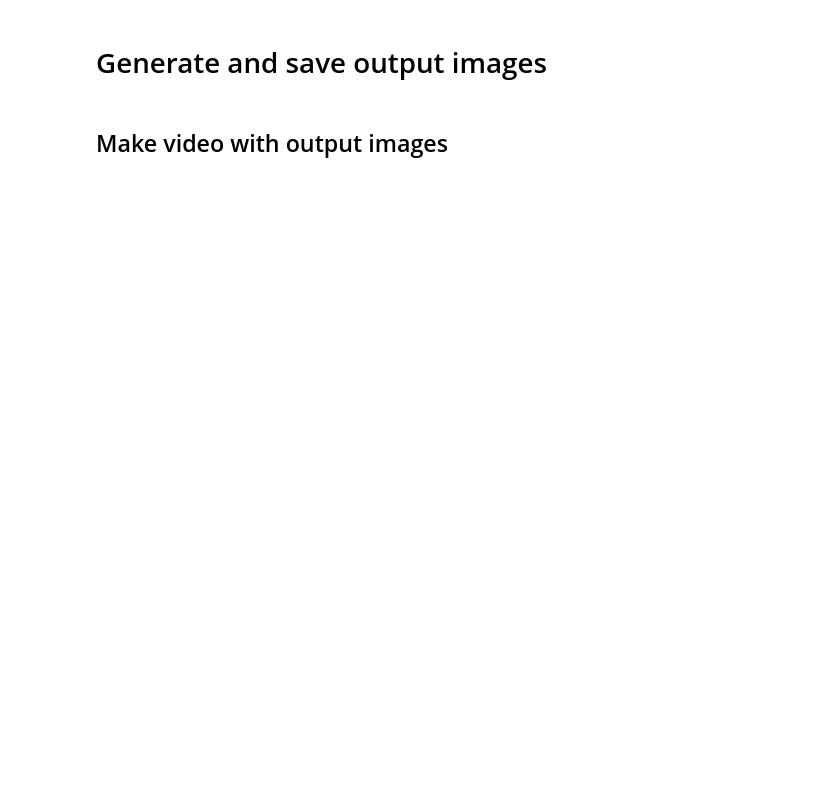
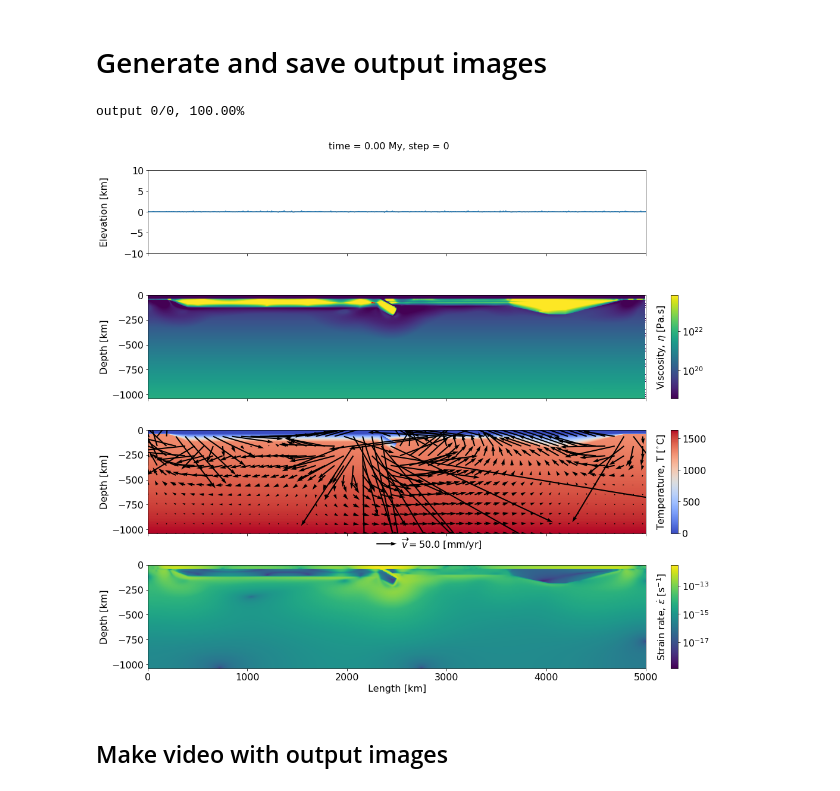
Before and after one commit to jamisonassuncao/mandyoc-scripts, a Jupyter notebook: plot-output.ipynb, the cells around one changed output. Saved outputs shown, nothing was run; the diff lists cells and outputs as text; code cells hidden in the pictures; blank space fills up the shorter version.

```diff
--- a/plot-output.ipynb
+++ b/plot-output.ipynb
@@ -151,6 +200,7 @@ if (save_images) or (plot_first):
             cbar = fig.colorbar(im, cax=cax)
             cbar.set_label('Viscosity, $\eta$ [Pa.s]', rotation=90, labelpad=-80)
             imshow_box = np.array(axs[subplot_num].get_position())
+            im = axs[subplot_num].plot(particle_x/1.0e3, particle_z/1.0e3, color="red")
             subplot_num += 1
 
         if ("temperature" or ("velocity_x" and "velocity_x")) in dataset.data_vars:
@@ -169,7 +219,7 @@ if (save_images) or (plot_first):
                 cbar = fig.colorbar(im, cax=cax)
                 cbar.set_label(r'Temperature, T [$^{\circ}$C]', rotation=90, labelpad=-85)
             if ("velocity_x" and "velocity_x") in dataset.data_vars:
-                num_vectors = 20
+                num_vectors = 15
                 vel_aux = data[dict(x=slice(None, None, num_vectors), z=slice(None, None, num_vectors))]
                 v_label = '$\overrightarrow{v} =$' + f'{np.round(float(v_key*v_max*to_mm_yr))} [mm/yr]'
                 im = axs[subplot_num].quiver(vel_aux.x/1.0e3,
@@ -200,33 +250,36 @@ if (save_images) or (plot_first):
                                          extent=[data.x.min()/1.0e3, data.x.max()/1.0e3, data.z.min()/1.0e3, data.z.max()/1.0e3],
                                          norm=LogNorm(vmin=e_min, vmax=e_max),
                                          cmap="viridis")
             cax = inset_axes(axs[subplot_num],
                              width="5%",
                              height="100%",
                              loc='center left',
                              bbox_to_anchor=(1.05, 0., 0.3, 1),
                              bbox_transform=axs[subplot_num].transAxes,
                              borderpad=0)
             axs[subplot_num].set_aspect("equal")
             axs[subplot_num].set_ylabel("Depth [km]")
             cbar = fig.colorbar(im, cax=cax)
             cbar.set_label(r'Strain rate, $\dot{\epsilon}$ [s$^{-1}$]', rotation=90, labelpad=-90)
             imshow_box = np.array(axs[subplot_num].get_position())
             subplot_num += 1
 
         # Fix surface plot aspect ratio and position
         if "surface" in dataset.data_vars:
             axs[surface_subplot_num].set_aspect(dataset.surface.x.max()/1.0e3/120)
             plot_box = np.array(axs[surface_subplot_num].get_position())
             new_plot_box = Bbox([[imshow_box[0, 0], plot_box[0, 1]], [imshow_box[1, 0], plot_box[1, 1]]])
             axs[surface_subplot_num].set_position(new_plot_box)
 
         axs[subplot_num-1].set_xlabel("Length [km]")
         plt.suptitle("time = {:.2f} My, step = {}".format(np.round(data.time.item(), 2), data.step.item()), ha='center', y=0.9, x=0.5)
         fig.align_ylabels(axs[:])
         plt.savefig(f"{output_path}/{model_name}_output_{str(i).zfill(6)}.png", dpi=300)
         if (plot_first==False):
             plt.close('all')
+# %% [output]
+output 0/0, 100.00%
+[figure, added]
 # %% [markdown]
 ## Make video with output images
 # %%
```
Also changed, not shown: parts of 7 cells of this notebook, 2 other files.
